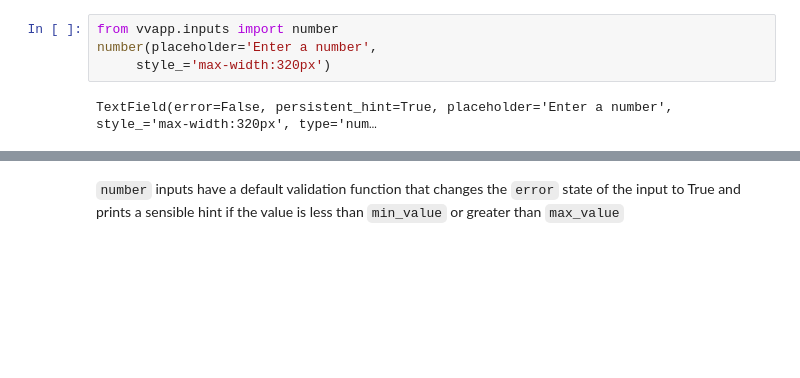
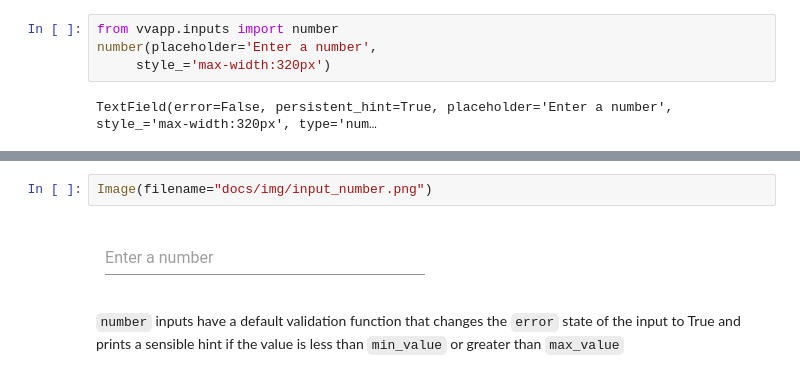
Before and after one commit to radinplaid/vvapp, a Jupyter notebook: index.ipynb, the cells around one changed output, grey strips where cells are left out. Drawn from its saved outputs; the diff is of its cells as text; blank space fills up the shorter version.

```diff
--- a/index.ipynb
+++ b/index.ipynb
@@ -71,3 +77,7 @@ TextField(error=False, persistent_hint=True, placeholder='Enter a number', style
+# %%
+Image(filename="docs/img/input_number.png")
+# %% [output]
+[figure, added]
 # %% [markdown]
 `number` inputs have a default validation function that changes the `error` state of the input to True and prints a sensible hint if the value is less than `min_value` or greater than `max_value`
 # %%
```
Also changed, not shown: parts of 19 cells of this notebook, 18 other files.
